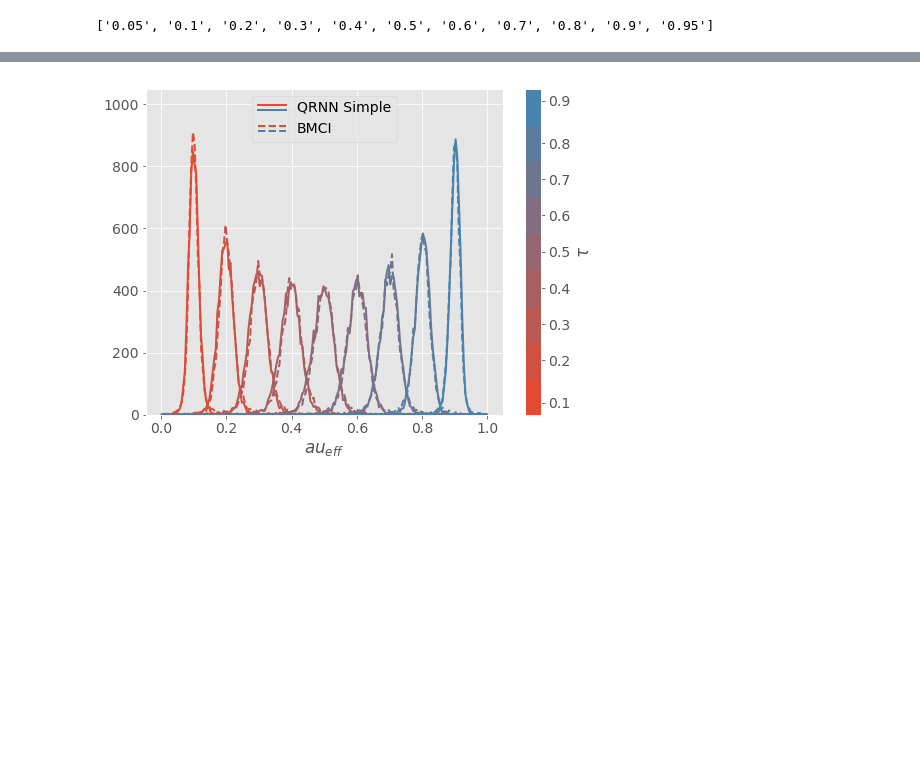
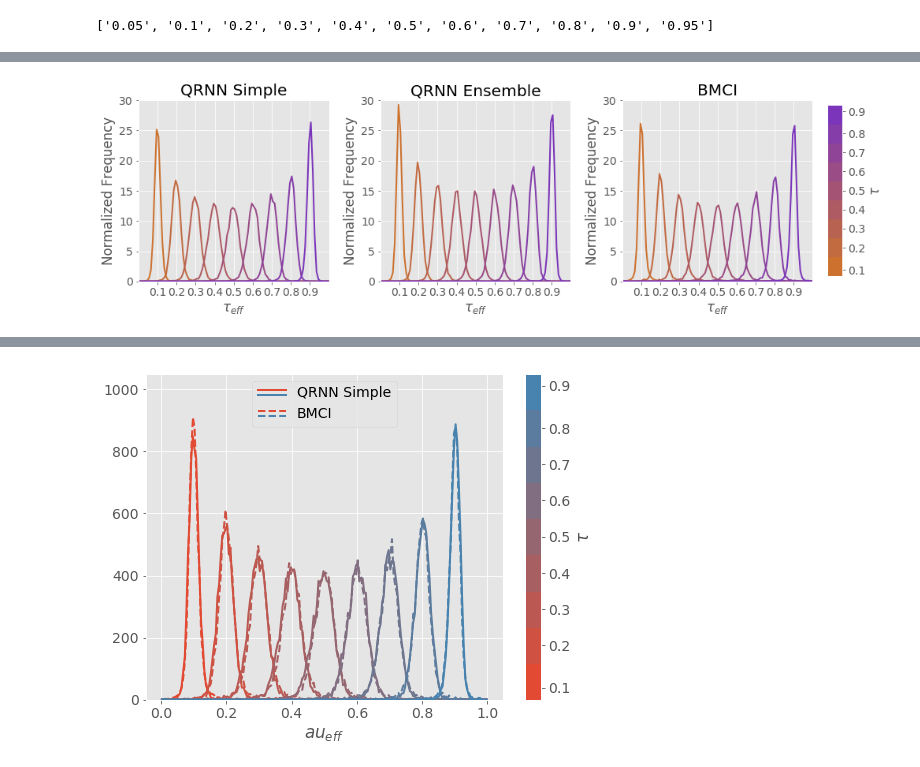
Before and after one commit to simonpf/predictive_uncertainty, a Jupyter notebook: evaluation.ipynb, the cells around one changed output, grey strips where cells are left out. Cells and saved outputs as stored; diff of their text form; code cells hidden in the pictures; blank space fills up the shorter version.

```diff
--- a/evaluation.ipynb
+++ b/evaluation.ipynb
@@ -254,0 +256,78 @@ Text(0.962963,0,'')
+# %%
+fig, axs = plt.subplots(1, 3, figsize = (13, 4.5))
+
+bins = np.linspace(0.0, 1.0, 101)
+x = 0.5 * (bins[1:] + bins[:-1])
+ptchs_qrnn_ensemble = []
+ptchs_qrnn = []
+ptchs_bmci = []
+
+quantiles = np.array([[0.05, 0.1, 0.2, 0.3, 0.4, 0.5, 0.6, 0.7, 0.8, 0.9, 0.95]])
+
+for i in range(1, 10):
+    cts_qrnn, _ = np.histogram(qdist_qrnn[:, i], bins = bins, normed = True)
+    ps = axs[0].plot(x, cts_qrnn, c = colors[0][i, :], ls = "-", lw = 2)
+    #ptchs_qrnn += ps
+    #cts_qrnn, _ = np.histogram(qdist_qrnn[:, i], bins = bins)
+    #cts_bmci, _ = np.histogram(qdist_bmci[:, i], bins = bins)
+    #ps = axs[0].plot(x, cts_bmci, c = colors[0][i, :], ls = "--", lw = 2)
+    ptchs_bmci += ps
+sm.set_array(quantiles)
+axs[0].set_xticks(np.arange(0.1, 1.0, 0.1))
+axs[0].set_title("QRNN Simple")
+axs[0].set_ylim([0, 30.0])
+axs[0].set_xlim([0, 1.0])
+axs[0].set_xlabel(r"$\tau_{eff}$")
+axs[0].set_ylabel("Normalized Frequency")
+
+for i in range(1, 10):
+    cts_qrnn_ensemble, _ = np.histogram(qdist_qrnn_ensemble[:, i], bins = bins, normed = True)
+    ps = axs[1].plot(x, cts_qrnn_ensemble, c = colors[0][i, :], ls = "-", lw = 2)
+    #ptchs_qrnn_ensemble += ps
+    #cts_qrnn, _ = np.histogram(qdist_qrnn[:, i], bins = bins)
+    #cts_bmci, _ = np.histogram(qdist_bmci[:, i], bins = bins)
+    #ps = axs[1].plot(x, cts_bmci, c = colors[0][i, :], ls = "--", lw = 2)
+    ptchs_bmci += ps
+axs[1].set_xticks(np.arange(0.1, 1.0, 0.1))
+axs[1].set_ylim([0, 30.0])
+axs[1].set_xlim([0, 1.0])
+axs[1].set_title("QRNN Ensemble")
+axs[1].set_xlabel(r"$\tau_{eff}$")
+axs[1].set_ylabel("Normalized Frequency")
+
+for i in range(1, 10):
+    #cts_qrnn_ensemble, _ = np.histogram(qdist_qrnn_ensemble[:, i], bins = bins)
+    #ps = axs[2].plot(x, cts_qrnn_ensemble, c = colors[0][i, :], ls = "-", lw = 2)
+    #ptchs_qrnn_ensemble += ps
+    #cts_qrnn, _ = np.histogram(qdist_qrnn[:, i], bins = bins)
+    cts_bmci, _ = np.histogram(qdist_bmci[:, i], bins = bins, normed = True)
+    ps = axs[2].plot(x, cts_bmci, c = colors[0][i, :], lw = 2)
+    ptchs_bmci += ps
+
+axs[2].set_xticks(np.arange(0.1, 1.0, 0.1))
+axs[2].set_ylim([0, 30.0])
+axs[2].set_xlim([0, 1.0])
+axs[2].set_title("BMCI")
+axs[2].set_xlabel(r"$\tau_{eff}$")
+axs[2].set_ylabel("Normalized Frequency")
+
+
+
+#axs[1].legend(((ptchs_qrnn_ensemble[0], ptchs_qrnn_ensemble[-1]),
+#                (ptchs_bmci[0], ptchs_bmci[-1])),
+#                ('QRNN', 'BMCI'),
+#                handler_map = {tuple : HandlerTupleVertical()},
+#                fancybox = False,
+#                loc = "upper center", bbox_to_anchor = [-0.1, 1.30], ncol = 2)
+fig.subplots_adjust(right=0.8)
+cbar_ax = fig.add_axes([1.00, 0.2, 0.02, 0.67])
+cbar = fig.colorbar(sm,  ticks = quantiles[0, 1:10], cax = cbar_ax)
+cbar.ax.set_xticklabels([str(x) for x in quantiles[0, :]])
+cbar.ax.set_ylabel(r"$\tau$")
+
+plt.tight_layout()
+
+
+fig.savefig("plots/quantile_fractions_3.pdf", bbox_inches = "tight")
+# %% [output]
+[figure, added]
```
Also changed, not shown: parts of 10 cells of this notebook, 14 other files.
